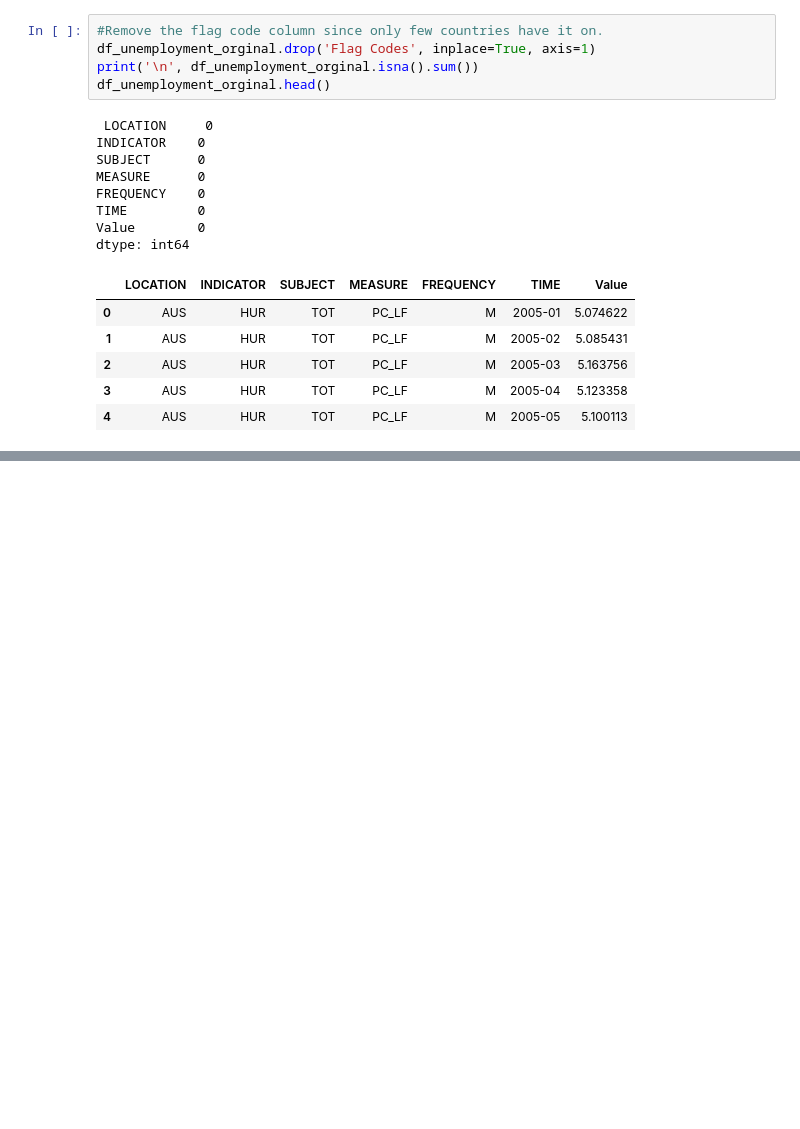
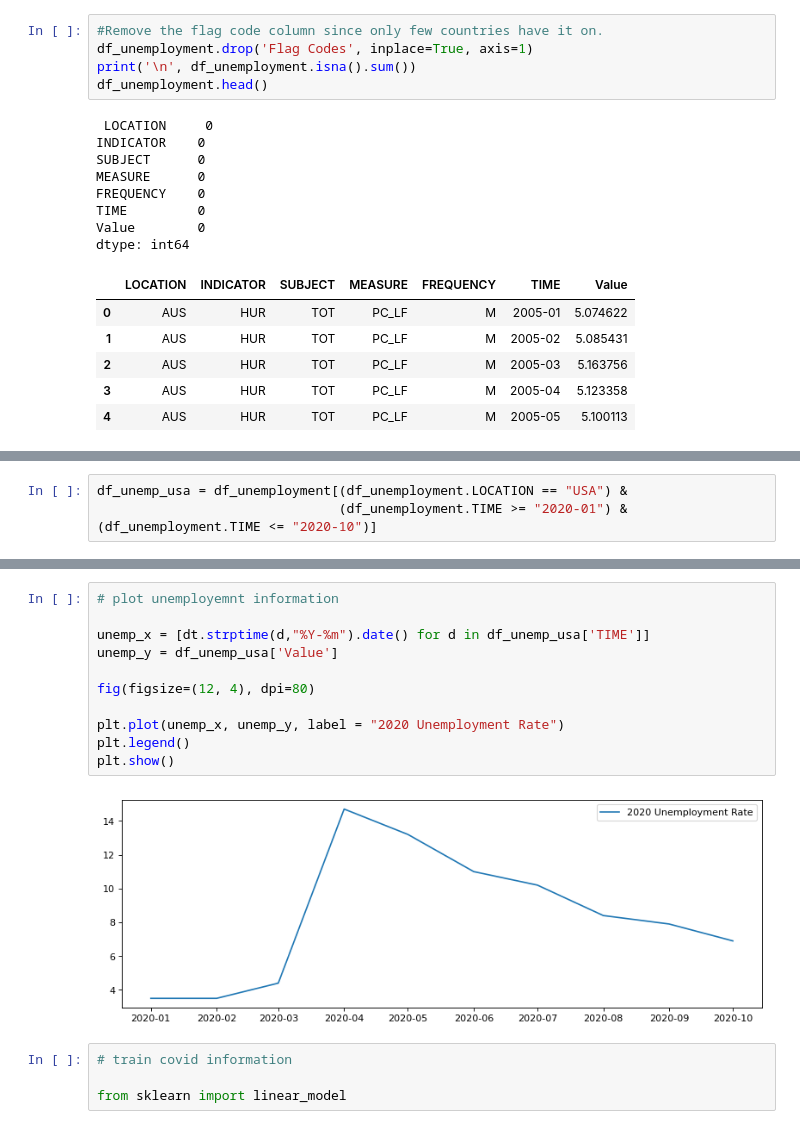
Before and after one commit to gitviviane/cisc520-project, a Jupyter notebook: cisc520-project-team4.ipynb, the cells around one changed output, grey strips where cells are left out. Drawn from its saved outputs; the diff is of its cells as text; blank space fills up the shorter version.

```diff
--- a/cisc520-project-team4.ipynb
+++ b/cisc520-project-team4.ipynb
@@ -128,9 +130,9 @@ Flag Codes    7104
 dtype: int64
 # %%
 #Remove the flag code column since only few countries have it on.
-df_unemployment_orginal.drop('Flag Codes', inplace=True, axis=1)
-print('\n', df_unemployment_orginal.isna().sum())
-df_unemployment_orginal.head()
+df_unemployment.drop('Flag Codes', inplace=True, axis=1)
+print('\n', df_unemployment.isna().sum())
+df_unemployment.head()
 # %% [output]
  LOCATION     0
 INDICATOR    0
@@ -148,0 +163,3 @@ dtype: int64
+# %%
+df_unemp_usa = df_unemployment[(df_unemployment.LOCATION == "USA") &
+                               (df_unemployment.TIME >= "2020-01") & (df_unemployment.TIME <= "2020-10")]
@@ -148,0 +243,17 @@ dtype: int64
+# %%
+# plot unemployemnt information
+
+unemp_x = [dt.strptime(d,"%Y-%m").date() for d in df_unemp_usa['TIME']]
+unemp_y = df_unemp_usa['Value']
+
+fig(figsize=(12, 4), dpi=80)
+
+plt.plot(unemp_x, unemp_y, label = "2020 Unemployment Rate")
+plt.legend()
+plt.show()
+# %% [output]
+[figure, added]
+# %%
+# train covid information
+
+from sklearn import linear_model
```
Also changed, not shown: parts of 19 cells of this notebook.
